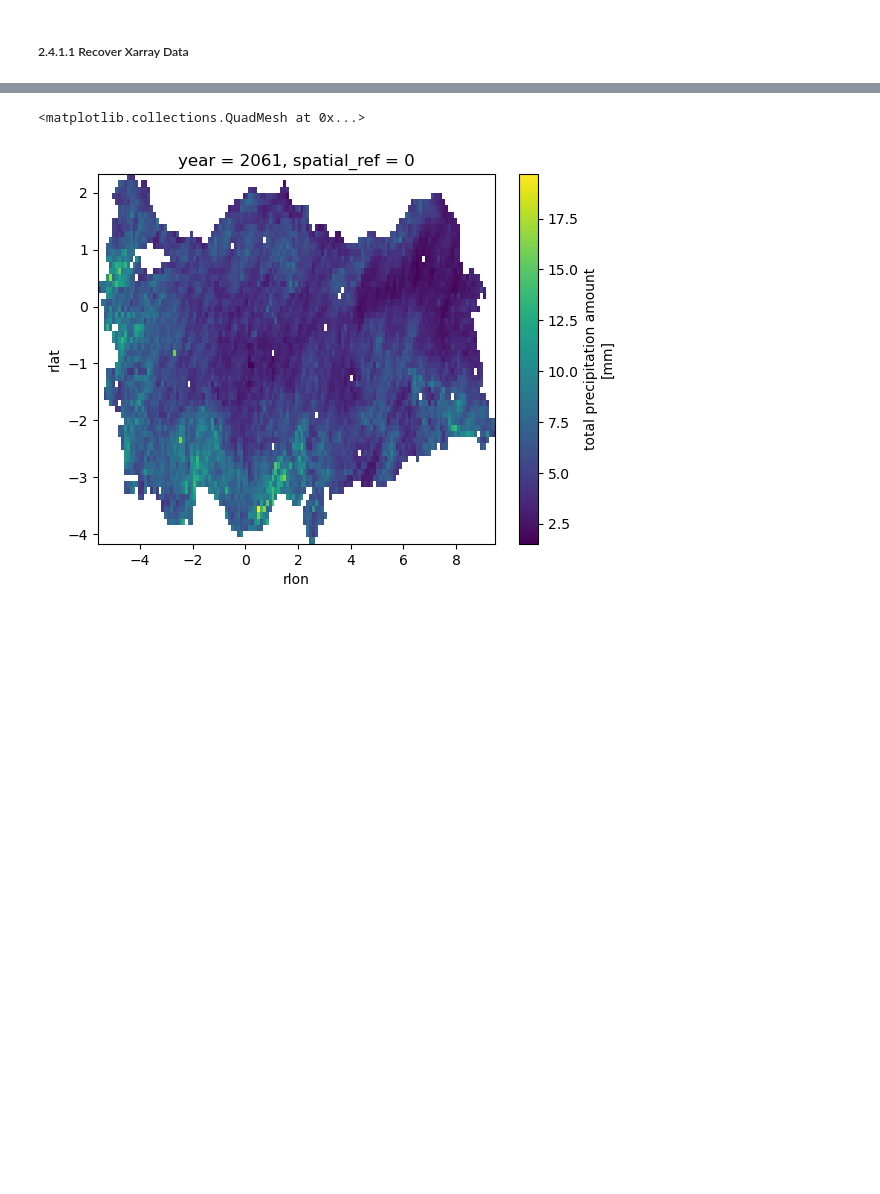
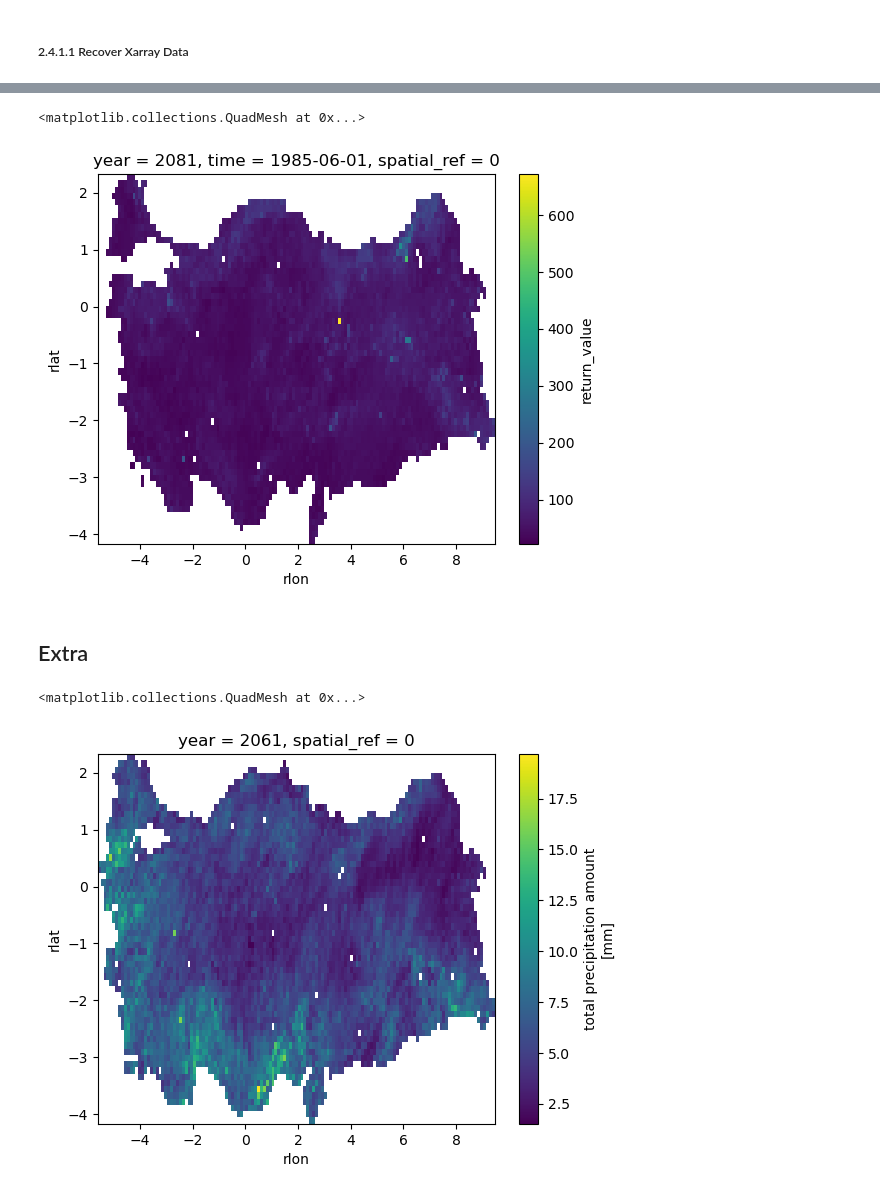
Before and after one commit to donmezkutay/msc-thesis-codes, a Jupyter notebook: BC_gev_stationary.ipynb, the cells around one changed output, grey strips where cells are left out. Cells and saved outputs as stored; diff of their text form; code cells hidden in the pictures; blank space fills up the shorter version.

```diff
--- a/BC_gev_stationary.ipynb
+++ b/BC_gev_stationary.ipynb
@@ -23,15 +23,16 @@ warnings.simplefilter('ignore')
 # %%
 # change these
 season = 'DJF' # DJF, JJA,
-indice_type = 'intensity' # others: intensity, freq_perc, freq_abs, pers_perc, pers_abs
-time_frame = '206101_208012' # 198501_200512, 206101_208012, 208101_210012
+time_frame = '208101_210012' # 198501_200512, 206101_208012, 208101_210012
+indice_type = 'pers_abs' # others: intensity, freq_perc, freq_abs, pers_perc, pers_abs
+return_period = 50 # years
 
 # -----
 time_resample = 1 # options: 1, 3, 6 (resampling)
 wet_hours = 0.1 #mm
 
 # bias algorithm
-bias_algo = 'QDM'
+bias_algo = 'QDM_era5land'
 
 indice_name_dict = {
     'intensity': fr'rx{time_resample}hr',
@@ -360,3 +348,9 @@ Data variables:
     scale               (rlat, rlon) float64 nan nan nan nan ... nan nan nan nan
     shape               (rlat, rlon) float64 nan nan nan nan ... nan nan nan nan
     neg_log_likelihood  (rlat, rlon) float64 nan nan nan nan ... nan nan nan nan
+# %%
+# quick map
+dt_recover_unstack['return_value'].plot()
+# %% [output]
+<matplotlib.collections.QuadMesh at 0x...>
+[figure, added]
@@ -363,3 +360,5 @@ Data variables:
+# %% [markdown]
+## Extra
 # %%
 # intensity djf
 dt_recover_unstack['return_value'].plot()
```
Also changed, not shown: parts of 15 cells of this notebook, 3 other files.
